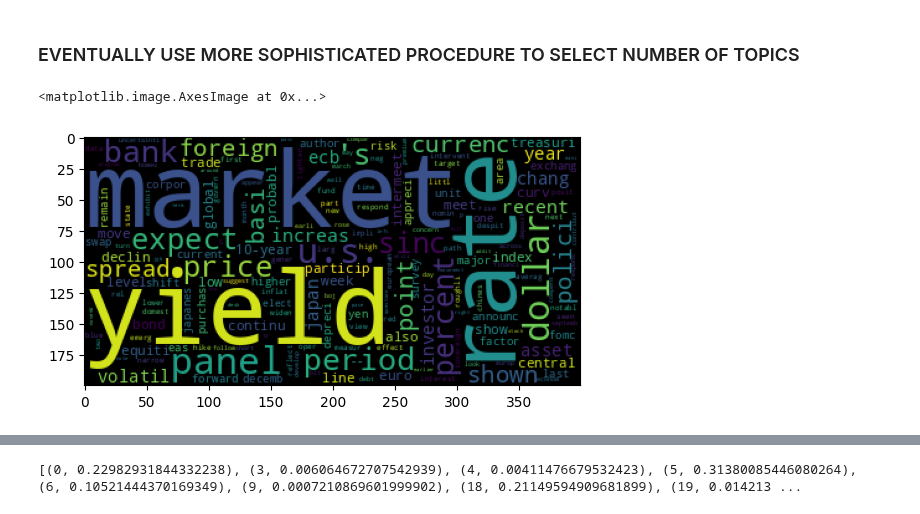
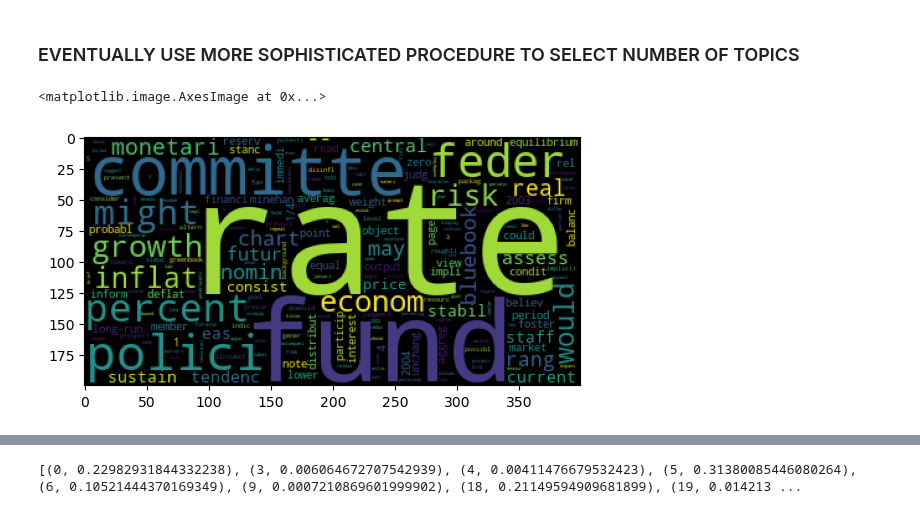
Before and after one commit to bendurham441/fed-nlp, a Jupyter notebook: topic_modelling.ipynb, the cells around one changed output, grey strips where cells are left out. Saved outputs shown, nothing was run; the diff lists cells and outputs as text; code cells hidden in the pictures.

Commit message:
Some more work on topic modelling

```diff
--- a/topic_modelling.ipynb
+++ b/topic_modelling.ipynb
@@ -28,3 +17,6 @@ sdf['tokens'] = sdf['text_enhanced'].apply(lambda x: utils.process(x, stemmer=st
+# %%
+tdf = pd.read_csv('transcripts/transcripts.csv')
+tdf_g = pd.read_csv('speaker_grouped.csv')
 # %%
 tdf['tokens'] = tdf['content'].apply(lambda x : utils.process(x, stemmer=stemmer))
 # %%
@@ -51,5 +32,5 @@ ldamodel = LdaModel(corpus, num_topics=40, id2word=dictionary, passes=5, random_
 # %%
-plt.imshow(WordCloud().fit_words(dict(ldamodel.show_topic(27, 200))))
+plt.imshow(WordCloud().fit_words(dict(ldamodel.show_topic(39, 200))))
 # %% [output]
 <matplotlib.image.AxesImage at 0x...>
-[figure, old version]
+[figure, new version]
```
Also changed, not shown: parts of 17 cells of this notebook, 2 other files.
